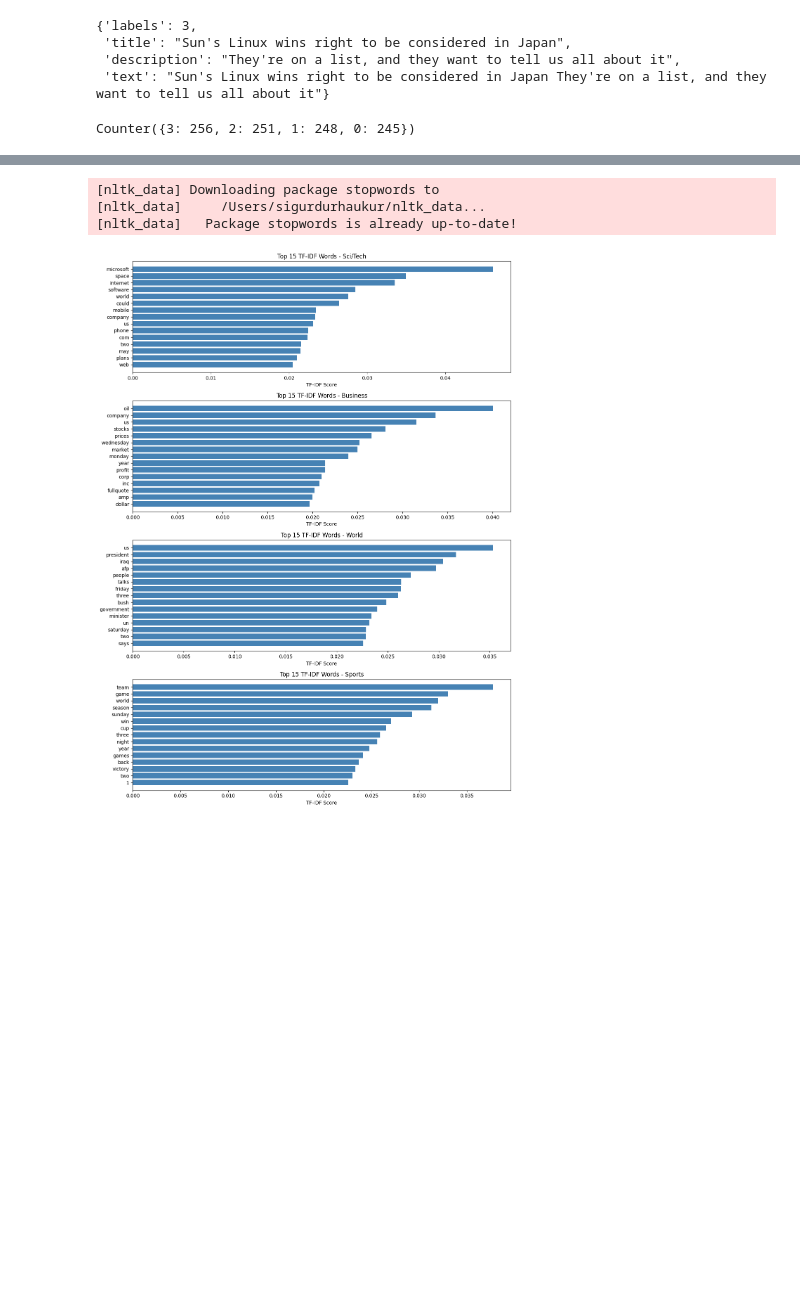
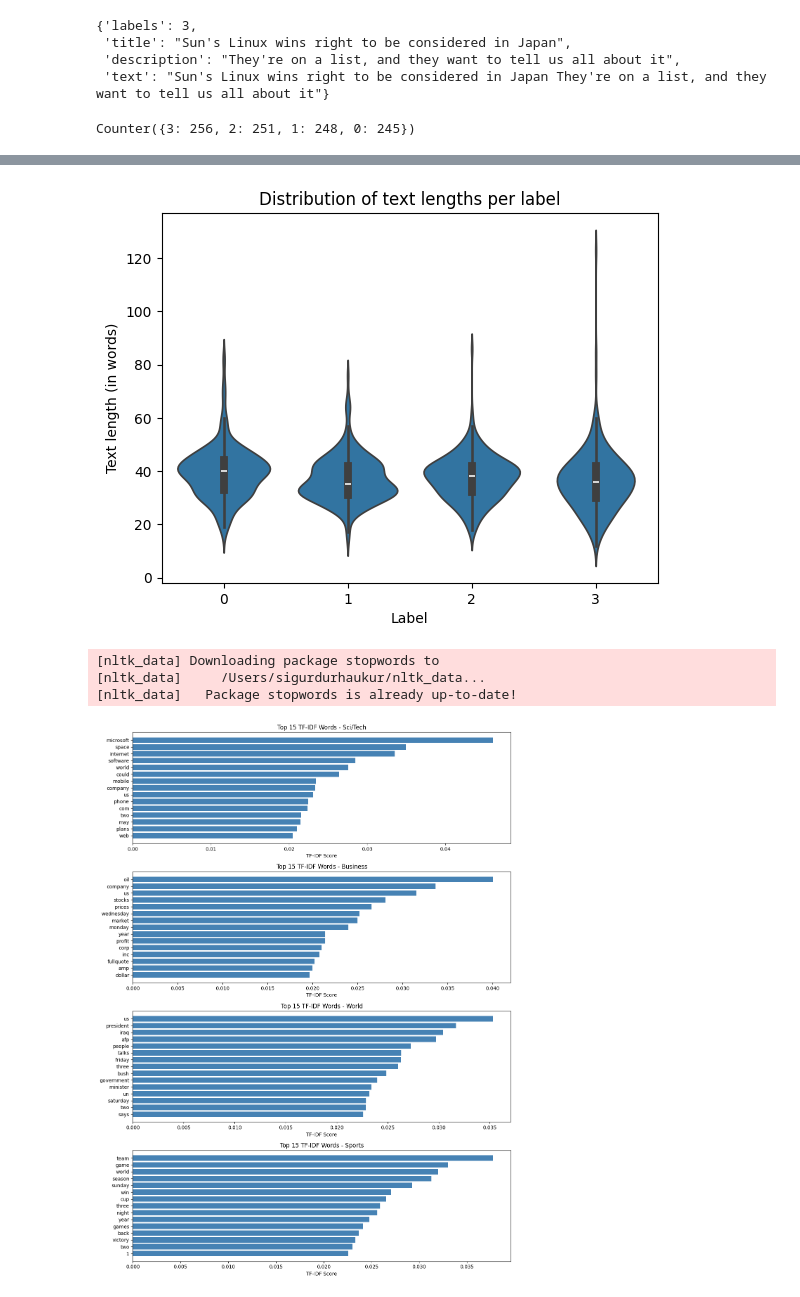
Before and after one commit to ponderingpenguins/natural-language-processing, a Jupyter notebook: assignment3/src/data-exploration.ipynb, the cells around one changed output, grey strips where cells are left out. Drawn from its saved outputs; the diff is of its cells as text; code cells hidden in the pictures; blank space fills up the shorter version.

```diff
--- a/assignment3/src/data-exploration.ipynb
+++ b/assignment3/src/data-exploration.ipynb
@@ -29,0 +41,11 @@ Counter({3: 256, 2: 251, 1: 248, 0: 245})
+# %%
+# distribution of labels per text length (violin plot)
+import seaborn as sns
+import pandas as pd
+df = pd.DataFrame({"text_length": text_lengths, "label": ds_train["labels"]})
+sns.violinplot(x="label", y="text_length", data=df)
+plt.xlabel("Label")
+plt.ylabel("Text length (in words)")
+plt.title("Distribution of text lengths per label")
+plt.show()
+# %% [output]
@@ -30,3 +54,4 @@ Counter({3: 256, 2: 251, 1: 248, 0: 245})
+[figure, added]
 # %%
 from collections import defaultdict, Counter
 import nltk
```
Also changed, not shown: parts of 4 cells of this notebook, 20 other files.
